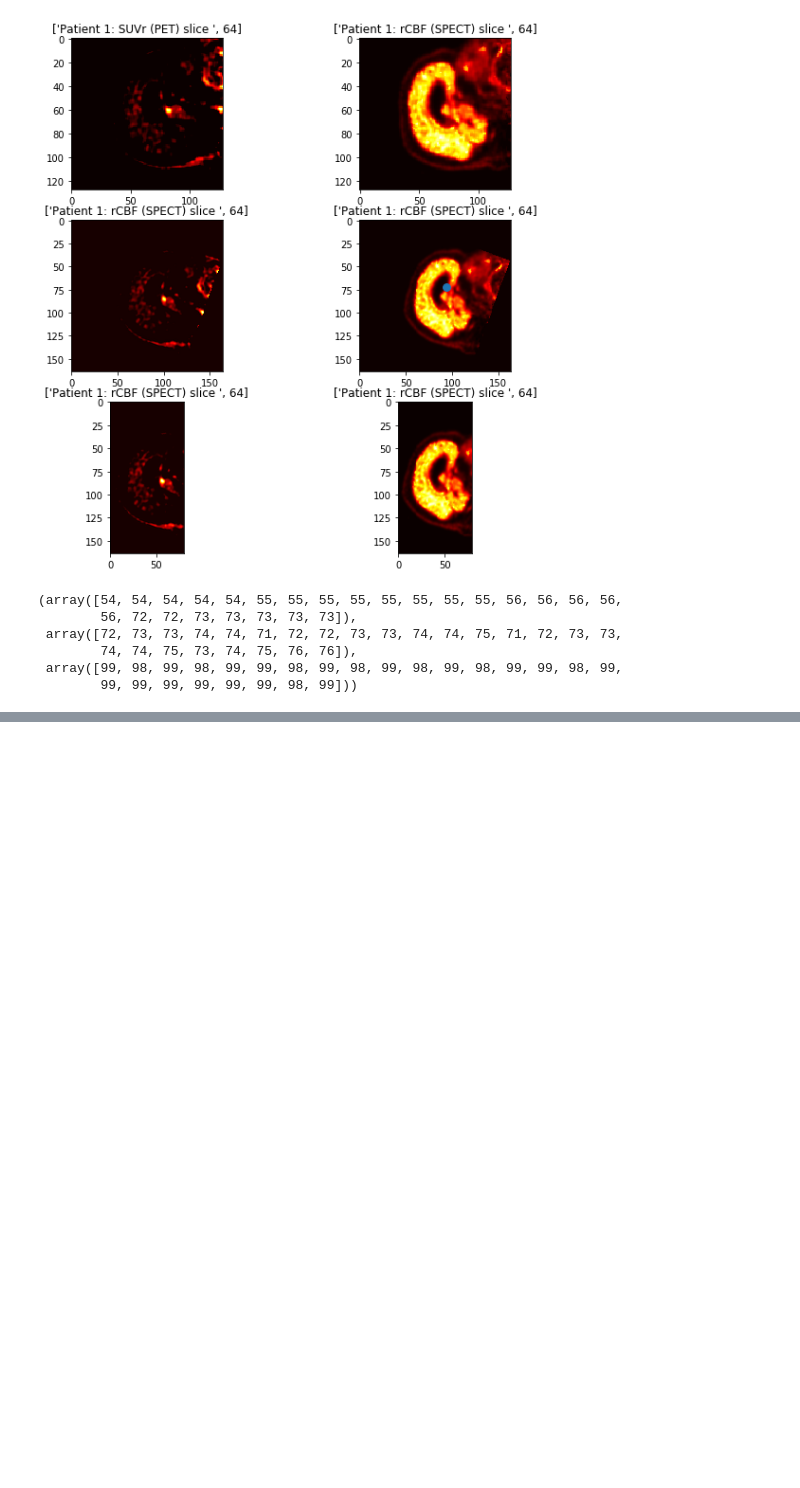
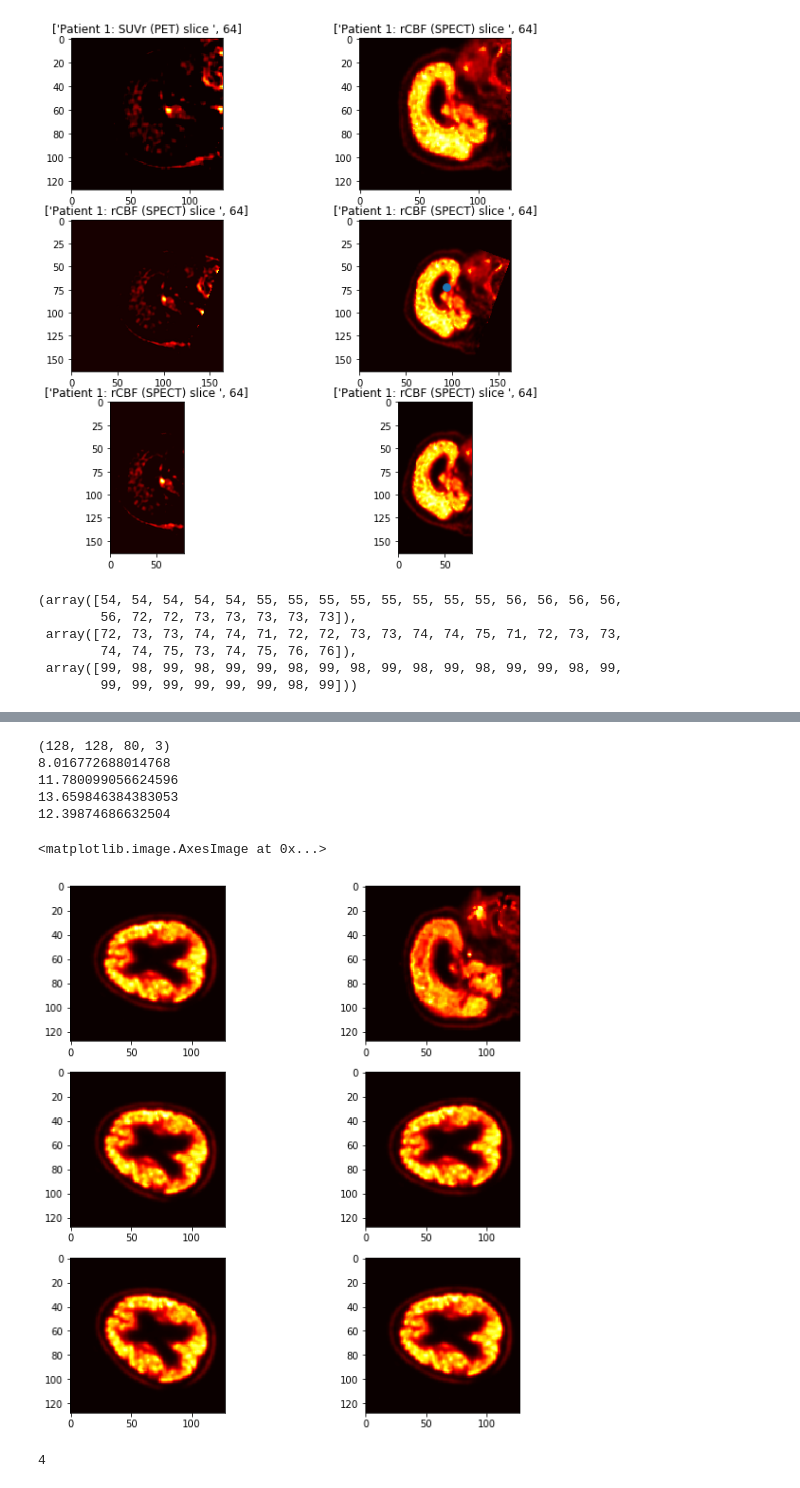
Before and after one commit to NilsErlanson/Project-PD-APD-classifcation, a Jupyter notebook: Dataset.ipynb, the cells around one changed output, grey strips where cells are left out. Saved outputs shown, nothing was run; the diff lists cells and outputs as text; code cells hidden in the pictures; blank space fills up the shorter version.

```diff
--- a/Dataset.ipynb
+++ b/Dataset.ipynb
@@ -477,0 +538,34 @@ hej [[[ 0  1]
+# %%
+fig, axs = plt.subplots(3, 2, figsize=(10,10))
+sliceNr1=64
+sliceNr2=64
+
+
+test=np.zeros((128,128,80,4))
+print(ranvridn.shape)
+
+for i in range(4):
+    test[:,:,:,i]=scipy.ndimage.interpolation.rotate(CBF_cropped,np.random.randint(-20,20),axes=(0,1),reshape=False)
+    test[:,:,:,i]=test[:,:,:,i]*np.random.normal(1,0.5,1)
+    print(test[64,64,40,i])
+
+axs[0, 0].imshow(CBF_cropped[:,:,40],cmap='hot') #SUVr
+axs[0, 1].imshow(imageCBF[64,:,:],cmap='hot') #SUVr
+
+axs[1, 0].imshow(test[:,:,40,0],cmap='hot') #SUVr
+
+axs[1, 1].imshow(test[:,:,40,1],cmap='hot') #SUVr
+axs[2, 0].imshow(test[:,:,40,2],cmap='hot') #SUVr
+axs[2, 1].imshow(test[:,:,40,3],cmap='hot') #SUVr
+# %% [output]
+(128, 128, 80, 3)
+8.016772688014768
+11.780099056624596
+13.659846384383053
+12.39874686632504
+<matplotlib.image.AxesImage at 0x...>
+[figure, added]
+# %%
+x=np.random.normal()
+# %% [output]
+4
```
Also changed, not shown: parts of 3 cells of this notebook.
